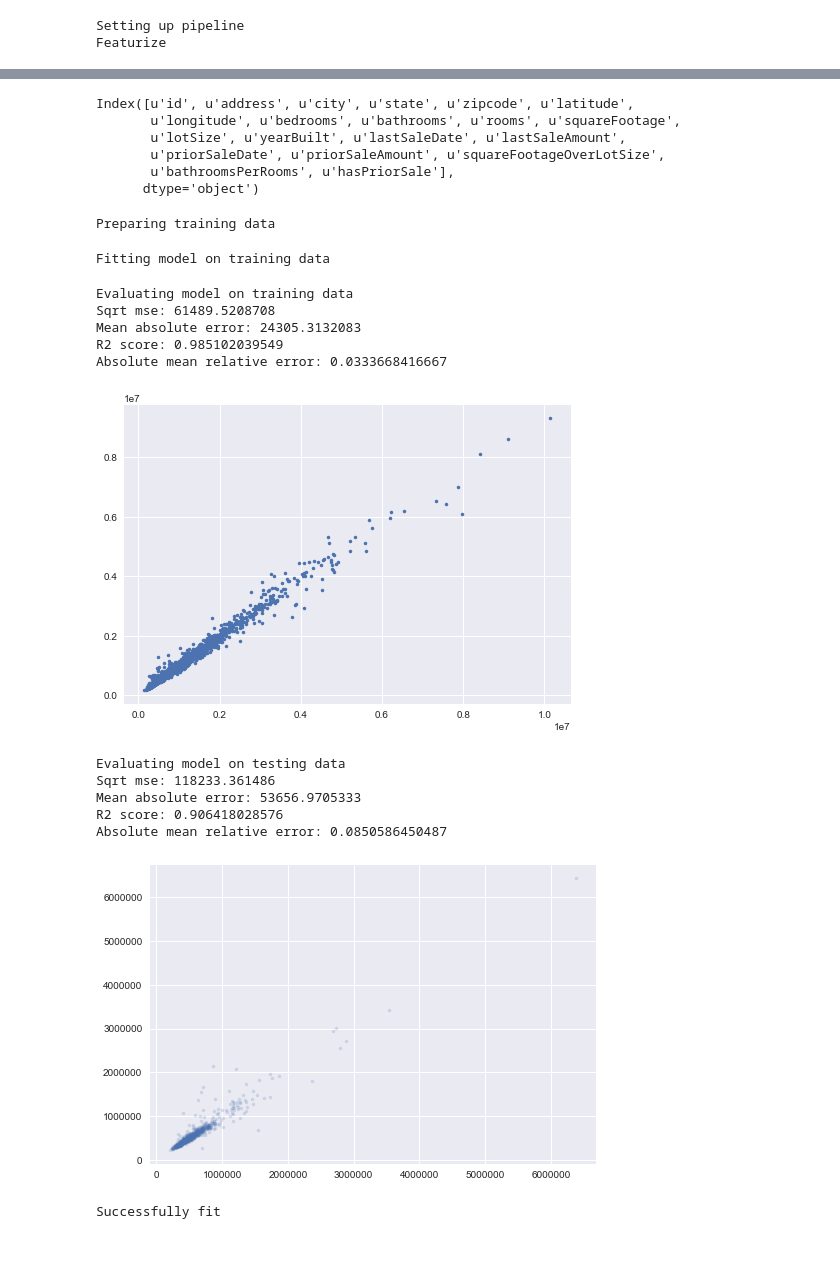
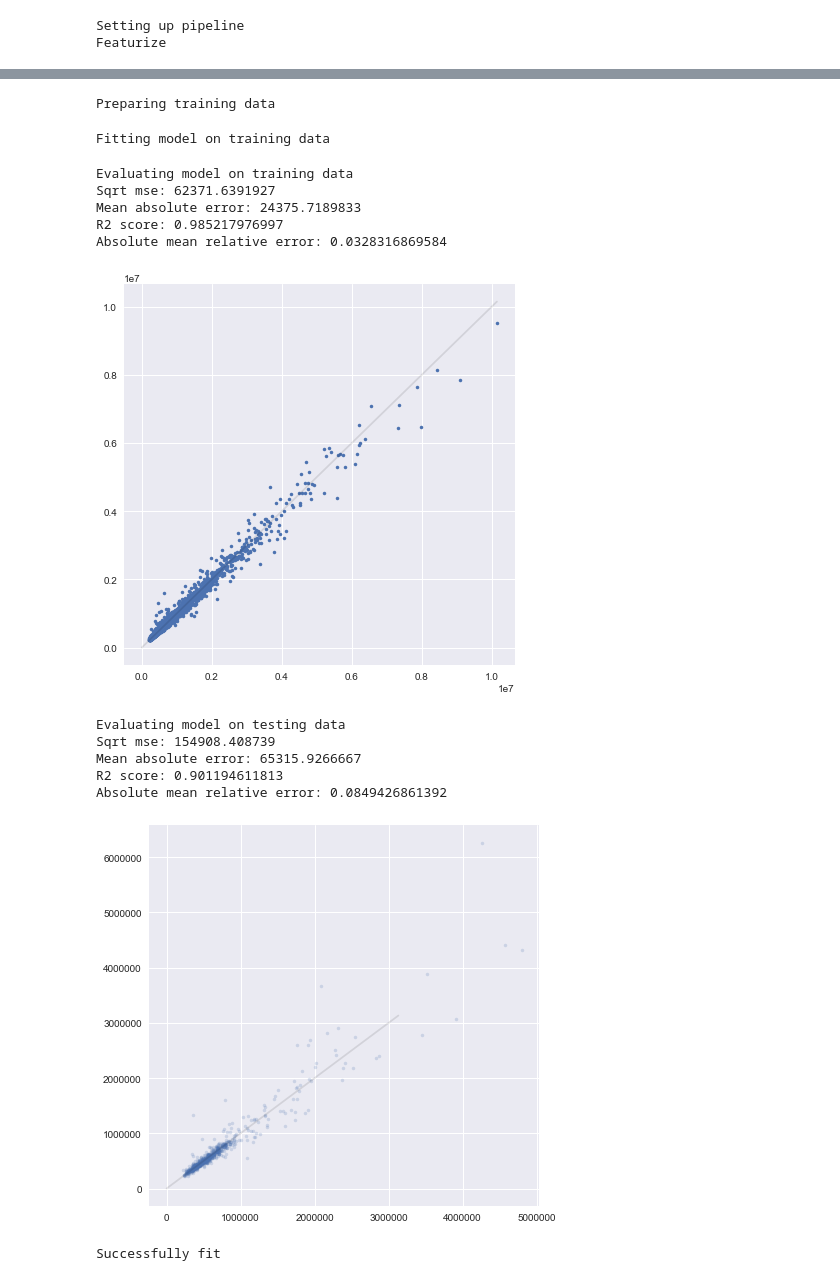
Before and after one commit to ideaian/housing_prices, a Jupyter notebook: improved_pipeline.ipynb, the cells around one changed output, grey strips where cells are left out. Saved outputs shown, nothing was run; the diff lists cells and outputs as text; code cells hidden in the pictures; blank space fills up the shorter version.

```diff
--- a/improved_pipeline.ipynb
+++ b/improved_pipeline.ipynb
@@ -22,34 +40,46 @@ warnings.filterwarnings(action='once')
 df = pd.read_csv('data/single_family_home_values.csv')
 
 print('Preparing Data: cleaning data')
-not_useful_fields = ['id','city','state']#, 'address']
+not_useful_fields = ['id','city','state']
 date_fields = ['lastSaleDate', 'priorSaleDate']
 required_fields = ['address','latitude','longitude','zipcode','bedrooms',
                    'bathrooms','rooms','squareFootage',
                    'lotSize','yearBuilt', 'lastSaleAmount',
-                   'lastSaleDate','estimated_value', 'priorSaleDate','priorSaleAmount',
-                   'squareFootageOverLotSize','bathroomsPerRooms','hasPriorSale','bathroomsPerRooms']
+                   'lastSaleDate', 'priorSaleDate','priorSaleAmount',
+                   'squareFootageOverLotSize','bathroomsPerRooms','hasPriorSale',
+                   'bathroomsPerRooms','roomsPerSquareFootage']
+
+features = ('latitude', 'longitude', 'zipcode',
+            'bedrooms', 'bathrooms','rooms',
+            'squareFootage', 'lotSize',
+            'yearBuilt',
+            'lastSaleAmount','lastSaleDateYear',
+            'lastSaleDateDayOfWeek', 'lastSaleDateWeekOfYear',
+           'priorSaleAmount','priorSaleDateYear',
+            'priorSaleDateDayOfWeek', 'priorSaleDateWeekOfYear',
+            'squareFootageOverLotSize','bathroomsPerRooms','hasPriorSale', 'roomsPerSquareFootage')
+
 zero_to_nan_fields = None
-nan_to_zero_fields = ['latitude','longitude','priorSaleDate','priorSaleAmount']
+nan_to_zero_fields = ['latitude','longitude','priorSaleDate','priorSaleAmount', 'yearBuilt']
 
 ## ADD FEATURES
 print('Adding self scaling features')
 df['squareFootageOverLotSize'] = df['squareFootage']/df['lotSize']
 df['bathroomsPerRooms'] = df['bathrooms']/(df['rooms']+.01)
-df['bathroomsPerRooms'] = df['rooms']/(df['squareFootage'])
+df['roomsPerSquareFootage'] = df['rooms']/(df['squareFootage'])
 df['hasPriorSale'] = ~pd.isnull(df['priorSaleDate'])
-bad_idx = pd.isnull(df['yearBuilt'])
-df.loc[bad_idx, 'yearBuilt'] = 0
 
 
 print('Preparing Data: splitting test/train/validation')
 df_train, df_test, df_validation = train_validate_test_split(df)
+
 y_test = df_test['estimated_value']
 df_test = df_test[df_test.columns.drop('estimated_value')]
 
 y_train = df_train['estimated_value']
 df_train = df_train[df_train.columns.drop('estimated_value')]
 
+# Scaling for other methods
 # y_train_sc = np.log(y_train+1)
 # y_train_mu = np.mean(y_train_sc)
 # y_train_std = np.std(y_train_sc)
@@ -163,12 +168,3 @@ Index([u'id', u'address', u'city', u'state', u'zipcode', u'latitude',
-# %%
-df_train.keys()
-# %% [output]
-Index([u'id', u'address', u'city', u'state', u'zipcode', u'latitude',
-       u'longitude', u'bedrooms', u'bathrooms', u'rooms', u'squareFootage',
-       u'lotSize', u'yearBuilt', u'lastSaleDate', u'lastSaleAmount',
-       u'priorSaleDate', u'priorSaleAmount', u'squareFootageOverLotSize',
-       u'bathroomsPerRooms', u'hasPriorSale'],
-      dtype='object')
 # %%
 print("Preparing training data")
 x_train = prepare_data_pipeline.fit_transform(X = df_train, y = y_train_sc.values.reshape((-1,1)))
@@ -178,40 +174,42 @@ model = fit_data_pipeline.fit(X = x_train, y = y_train_sc.values.reshape((-1,1))
 Preparing training data
 Fitting model on training data
 # %%
-
 print("Evaluating model on training data")
 y_pred = model.predict(x_train)
 # y_pred = model.named_steps['forest'].predict(x_train)
 print_metrics(y_train_sc.values, y_pred)
+plt.figure(figsize=(7,7))
 plt.plot(y_train_sc.values, y_pred,'.')
 y_max = (np.max((y_train_sc.values, y_pred.flatten())))
-# plt.plot((0,y_max), (0,y_max),color='black')
+plt.plot((0,y_max), (0,y_max),color='black', alpha=0.1)
 plt.show()
 
 print("Evaluating model on testing data")
 
 x_test = prepare_data_pipeline.transform(df_test)
-y_test_pred = model.predict(x_test)
+y_test_pred = fit_data_pipeline.predict(x_test)
 # y_test_pred = model.named_steps['forest'].predict(X_test)
 print_metrics(y_test_sc.values, y_test_pred)
+plt.figure(figsize=(7,7))
 plt.plot(y_test_sc.values, y_test_pred.flatten(),'.', alpha=0.2)
-y_max = np.max((y_test_sc, y_test_pred.flatten()))
-# plt.plot((0,y_max), (0,y_max),color='black')
+# y_max = np.max((y_test_sc, y_test_pred.flatten()))*0.5
+y_max = 1e6
+plt.plot((0,y_max), (0,y_max),color='black', alpha=0.1)
 
 plt.show()
 print("Successfully fit")
 # %% [output]
 Evaluating model on training data
-Sqrt mse: 61489.5208708
-Mean absolute error: 24305.3132083
-R2 score: 0.985102039549
-Absolute mean relative error: 0.0333668416667
+Sqrt mse: 62371.6391927
+Mean absolute error: 24375.7189833
+R2 score: 0.985217976997
+Absolute mean relative error: 0.0328316869584
-[figure, old version]
+[figure, new version]
 Evaluating model on testing data
-Sqrt mse: 118233.361486
-Mean absolute error: 53656.9705333
-R2 score: 0.906418028576
-Absolute mean relative error: 0.0850586450487
+Sqrt mse: 154908.408739
+Mean absolute error: 65315.9266667
+R2 score: 0.901194611813
+Absolute mean relative error: 0.0849426861392
-[figure, old version]
+[figure, new version]
 Successfully fit
 # %%
```
Also changed, not shown: parts of 38 cells of this notebook, 5 other files.
